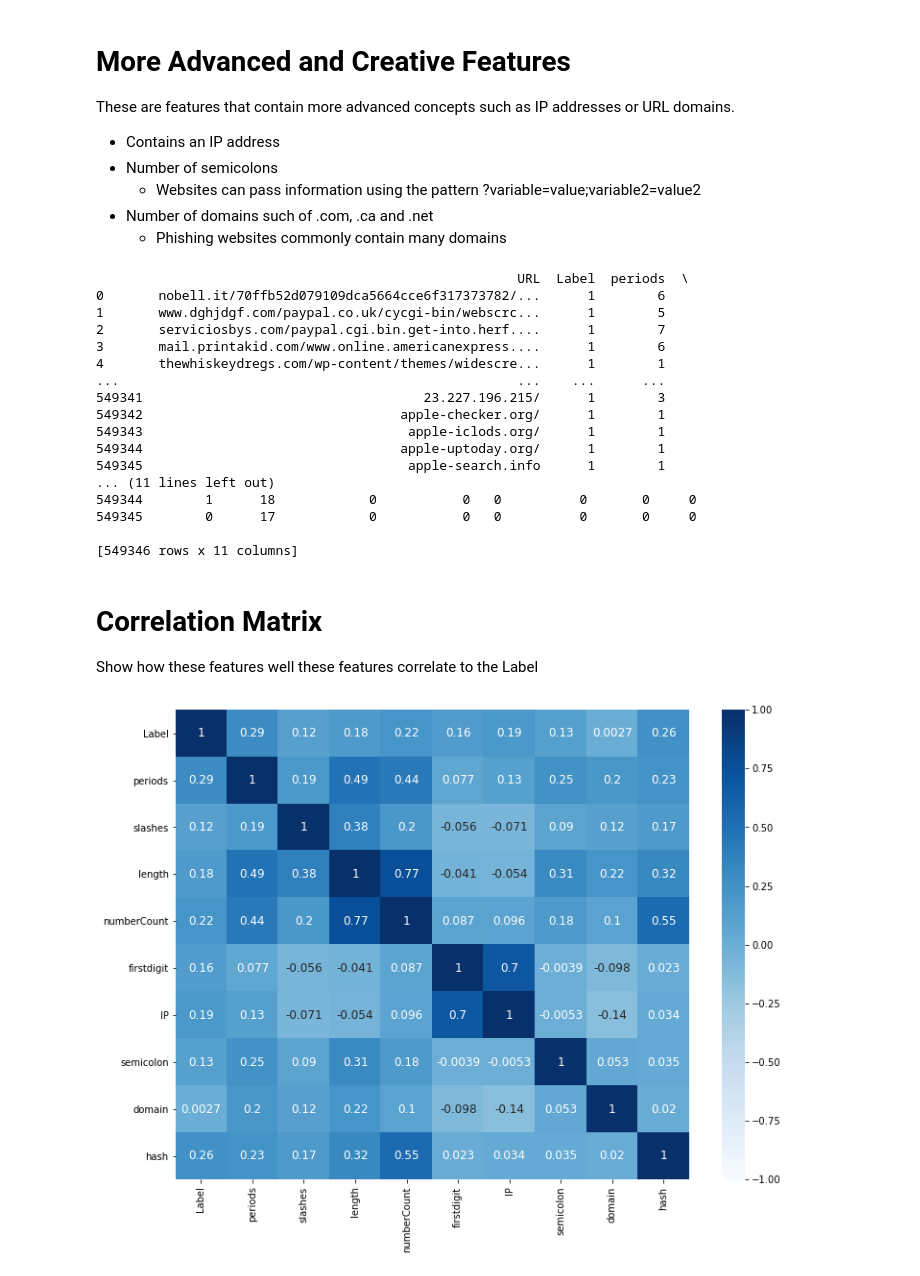
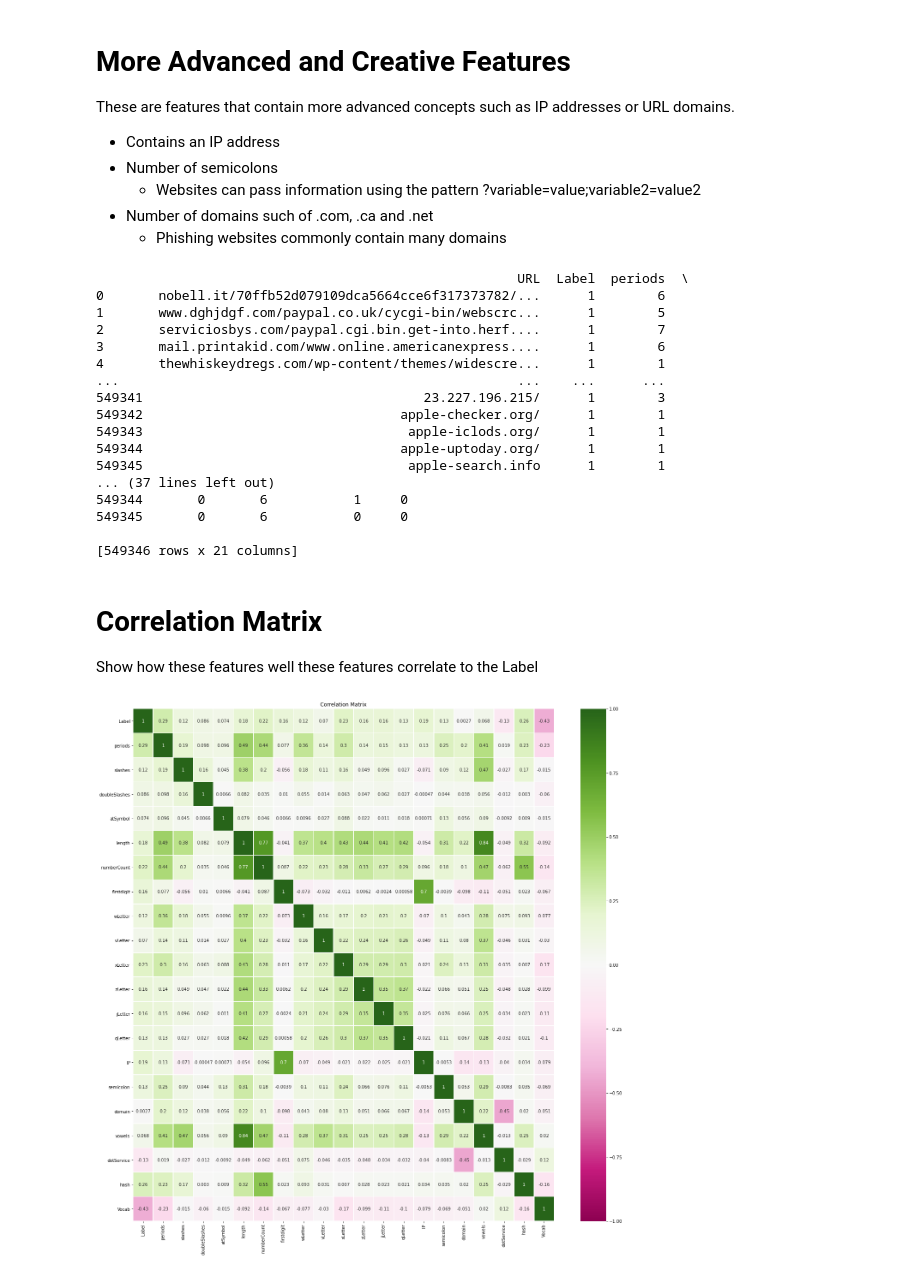
Before and after one commit to awebsters/Phishing-Detection, a Jupyter notebook: features.ipynb, the cells around one changed output. Saved outputs shown, nothing was run; the diff lists cells and outputs as text; code cells hidden in the pictures.

```diff
--- a/features.ipynb
+++ b/features.ipynb
@@ -33,9 +36,18 @@ data['Label'] = data['Label'].map({'bad': 1, 'good': 0})
 # %%
 data['periods'] = data['URL'].apply(lambda url: url.count('.'))
 data['slashes'] = data['URL'].apply(lambda url: url.count('/'))
+data['doubleSlashes'] = data['URL'].apply(lambda url: url.count('//'))
+data['atSymbol'] = data['URL'].apply(lambda url: url.count('@'))
 data['length'] = data['URL'].apply(lambda url: len(url))
 data['numberCount'] = data['URL'].apply(lambda url: sum(c.isdigit() for c in url))
 data['firstdigit'] = data['URL'].apply(lambda url: int(url[0].isdigit()))
+
+data['wLetter'] = data['URL'].apply(lambda url: url.count('w'))
+data['vLetter'] = data['URL'].apply(lambda url: url.count('v'))
+data['xLetter'] = data['URL'].apply(lambda url: url.count('x'))
+data['zLetter'] = data['URL'].apply(lambda url: url.count('z'))
+data['jLetter'] = data['URL'].apply(lambda url: url.count('j'))
+data['qLetter'] = data['URL'].apply(lambda url: url.count('q'))
 # %% [markdown]
 # More Advanced and Creative Features
 These are features that contain more advanced concepts such as IP addresses or URL domains.
@@ -51,6 +63,11 @@ data['semicolon'] = data['URL'].apply(lambda url: url.count(';'))
 
 domains = ['.com', '.net', '.ca', '.html', '.exe', '.xyz', '.php', '.rar']
 data["domain"] = data['URL'].apply(lambda url: sum(substring in url for substring in domains))
+
+vowelLetter = ['a', 'e', 'i', 'o', 'u']
+data['vowels'] = data['URL'].apply(lambda url: sum(letter in vowelLetter for letter in url))
+data['dotService'] = data['URL'].apply(lambda url: url.count('.edu') + url.count('.org'))
+
 data["hash"] = data['URL'].apply(lambda url: int(re.search('[0-9a-f]{64}|[0-9a-f]{32}', url) is not None))
 print(data)
 # %% [output]
@@ -66,18 +83,50 @@ print(data)
 549343                                  apple-iclods.org/      1        1
 549344                                 apple-uptoday.org/      1        1
 549345                                  apple-search.info      1        1
-... (11 lines left out)
-549344        1      18            0           0   0          0       0     0
-549345        0      17            0           0   0          0       0     0
+... (37 lines left out)
+549344       0       6           1     0
+549345       0       6           0     0
 
-[549346 rows x 11 columns]
+[549346 rows x 21 columns]
 # %% [markdown]
 # Correlation Matrix
 Show how these features well these features correlate to the Label
-# %%
-plt.figure(figsize=(12, 9))
-sns.heatmap(data.corr(), annot=True, annot_kws={"size": 12}, cmap='Blues', vmin=-1, vmax=1)
-plt.show()
-# %% [output]
-[figure, removed]
+# %%
+links = pd.read_csv("data/commonString.csv")
+commonWord = links['String']
+g1 = links['Good']
+t1 = links['Word Count']
+def VocabCheck(url):
+    # define variables
+    goodWordsFound = 0
+    badWordsFound = 0
+
+    # Run through the list of common words
+    for i in range (0,len(commonWord),1):
+        if url.find(commonWord[i]) >= 0:
+            # if found state whether word is good or bad
+            if g1[i] > t1[i] - g1[i]:
+                goodWordsFound += 1
+            else:
+                badWordsFound += 1
+
+    #Determine the final result
+    if badWordsFound > 0 and goodWordsFound > 0:
+        return 0
+    elif goodWordsFound > 0:
+        return 1
+    elif badWordsFound > 0:
+        return -1
+    else:
+        return 0
+
+data['Vocab'] = data['URL'].apply(VocabCheck)
+
+
+plt.subplots(figsize=(len(data.columns), len(data.columns)))
+sns.heatmap(data.corr(), annot=True, center=0, cmap='PiYG', vmin=-1, vmax=1, linewidths=.5)
+plt.title('Correlation Matrix')
+plt.show()
+# %% [output]
+[figure, added]
 # %%
```
Also changed, not shown: parts of 2 cells of this notebook, 1 other file.
